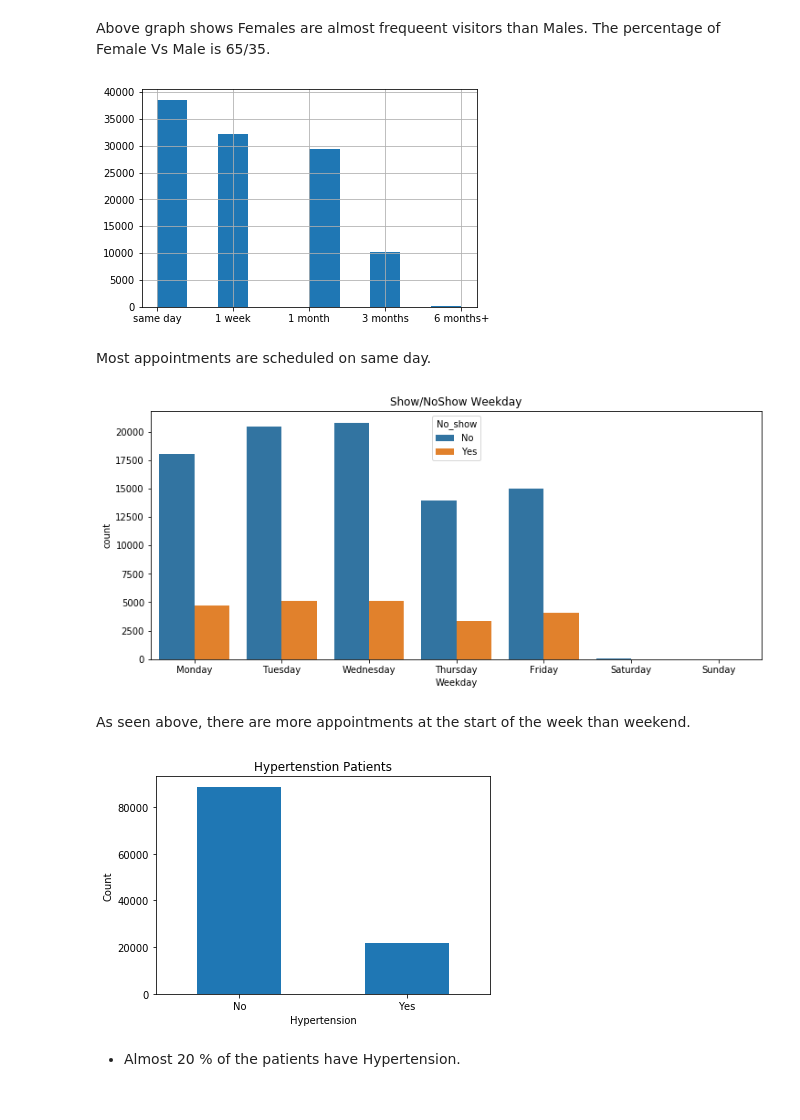
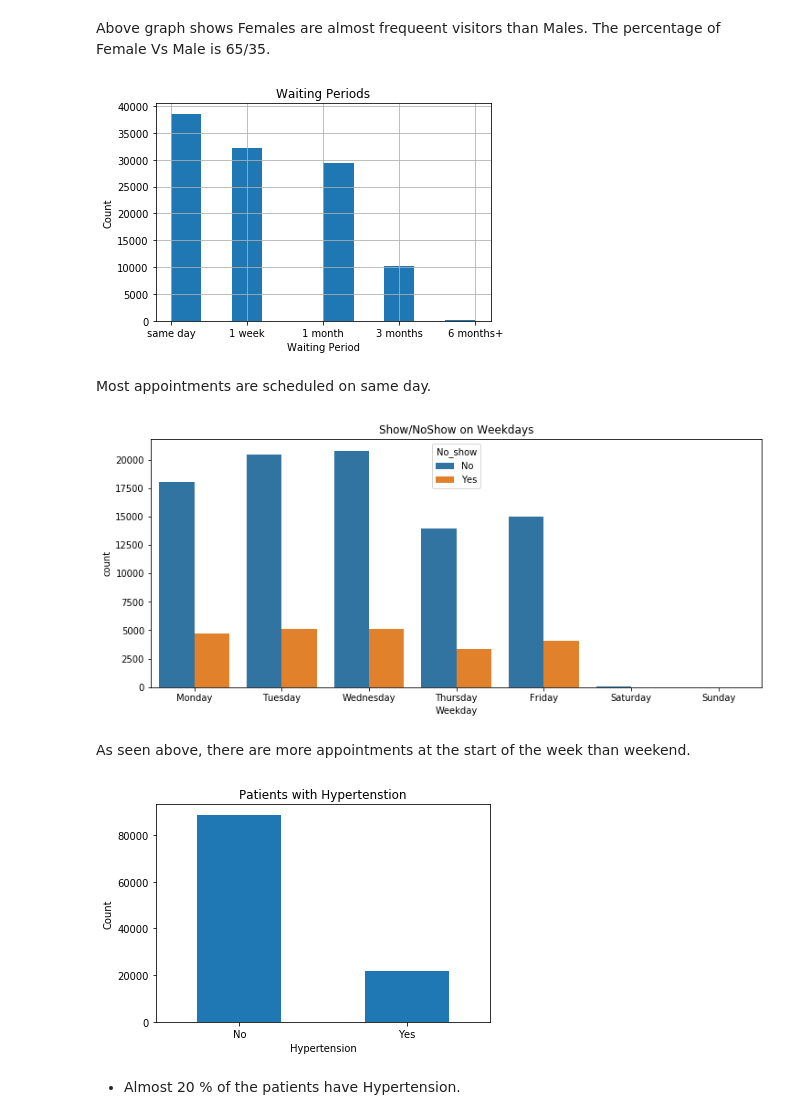
Before and after one commit to sumithub/ds-ml, a Jupyter notebook: udacity/Data_Analysis_Nano_Degree/Projects/Patient_Appointment/No Show Appointments.ipynb, the cells around one changed output. Saved outputs shown, nothing was run; the diff lists cells and outputs as text; code cells hidden in the pictures.

Commit message:
added final vesion no show project 2

```diff
--- a/udacity/Data_Analysis_Nano_Degree/Projects/Patient_Appointment/No Show Appointments.ipynb
+++ b/udacity/Data_Analysis_Nano_Degree/Projects/Patient_Appointment/No Show Appointments.ipynb
@@ -228,4 +228,4 @@ len(df.query("Age < 0")), len(df)
 # %%
-# choose age >= 0 and drop ouliers in data
-df = df.query("Age >=0")
+# drop ouliers in data
+df = df.query("Age >=0 and Age <=100")
 # %%
@@ -428,10 +428,14 @@ plt.show;
 # %% [markdown]
 Above graph shows Females are almost frequeent visitors than Males. The percentage of Female Vs Male is 65/35.
 # %%
-# lets see th distribution of Waiting_Period
-df.Waiting_Period.hist();
+# lets see the distribution of Waiting_Period
+ax = df.Waiting_Period.hist();
+ax.set_title('Waiting Periods')
+ax.set_xlabel('Waiting Period')
+ax.set_ylabel('Count')
+plt.show;
 # %% [output]
-[figure, old version]
+[figure, new version]
 # %% [markdown]
 Most appointments are scheduled on same day.
 # %%
@@ -441,21 +445,21 @@ week_order = ['Monday','Tuesday','Wednesday','Thursday','Friday','Saturday','Sun
 # Weekday plot against show/No Show
 plt.figure(figsize=(12,5))
 ax = sns.countplot(x=df.Weekday, hue=df.No_show, order = week_order)
-ax.set_title("Show/NoShow Weekday")
+ax.set_title("Show/NoShow on Weekdays")
 plt.show()
 # %% [output]
-[figure, old version]
+[figure, new version]
 # %% [markdown]
 As seen above, there are more appointments at the start of the week than weekend.
 # %%
 # count plot for patients having Hypertension
-ax = df['Hypertension'].value_counts().plot(kind='bar', title='Hypertenstion Patients');
+ax = df['Hypertension'].value_counts().plot(kind='bar', title='Patients with Hypertenstion');
 ax.set_xticklabels(['No', 'Yes'], rotation=0);
 ax.set_xlabel('Hypertension')
 ax.set_ylabel('Count')
 plt.show;
 # %% [output]
-[figure, old version]
+[figure, new version]
 # %% [markdown]
 - Almost 20 % of the patients have Hypertension.
 # %%
```
Also changed, not shown: parts of 25 cells of this notebook.
